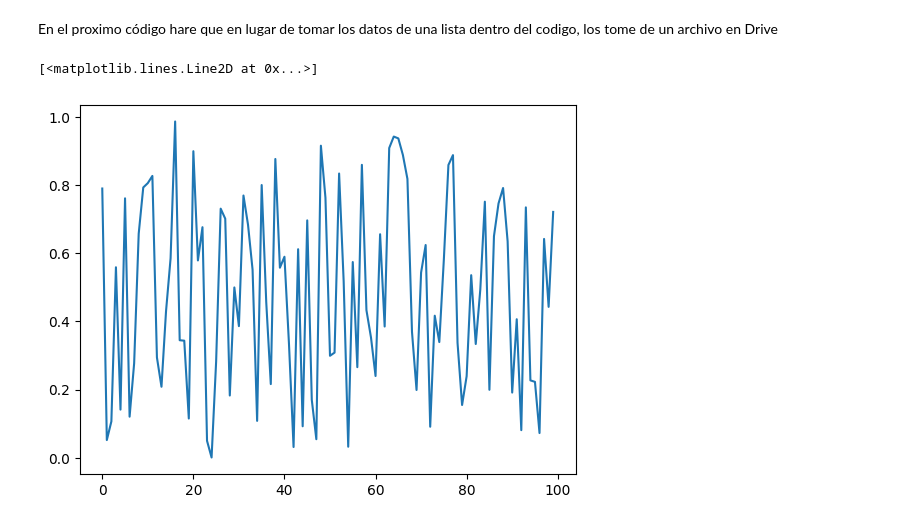
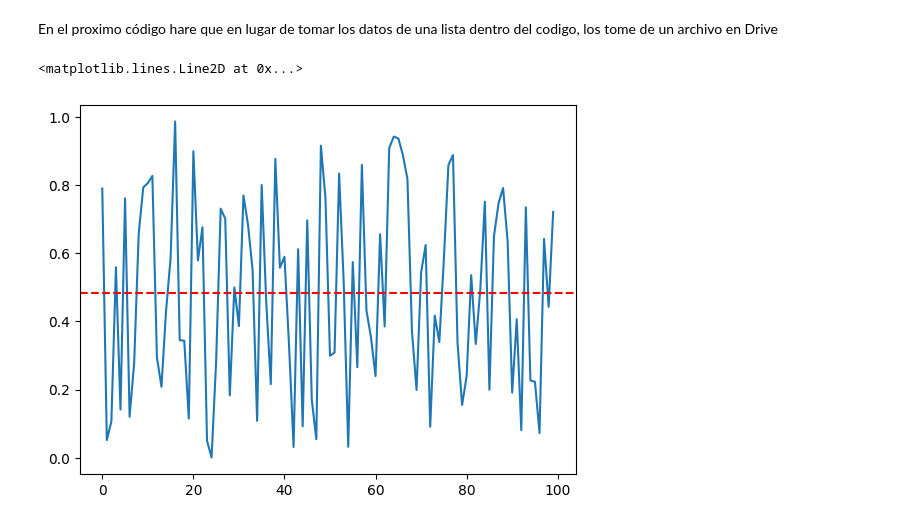
Before and after one commit to EmilianoCastelan/Simulacion1, a Jupyter notebook: Prueba_promedios.ipynb, the cells around one changed output. Drawn from its saved outputs; the diff is of its cells as text; code cells hidden in the pictures.

```diff
--- a/Prueba_promedios.ipynb
+++ b/Prueba_promedios.ipynb
@@ -86,8 +86,12 @@ def prueba_prom(lista_num, alpha):
         print("La hipótesis nula se rechaza: no vienen de una distribución uniforme U(0,1)")
 
 prueba_prom(lista_num, alpha)
-# %%
-plt.plot(lista_num)
-# %% [output]
-[<matplotlib.lines.Line2D at 0x...>]
-[figure, removed]
+# %%
+promedio_real= sum(lista_num)/len(lista_num)
+
+
+plt.plot(lista_num)
+plt.axhline(y=promedio_real, color='r', linestyle='--', label='Frecuencia Esperada')
+# %% [output]
+<matplotlib.lines.Line2D at 0x...>
+[figure, added]
```
